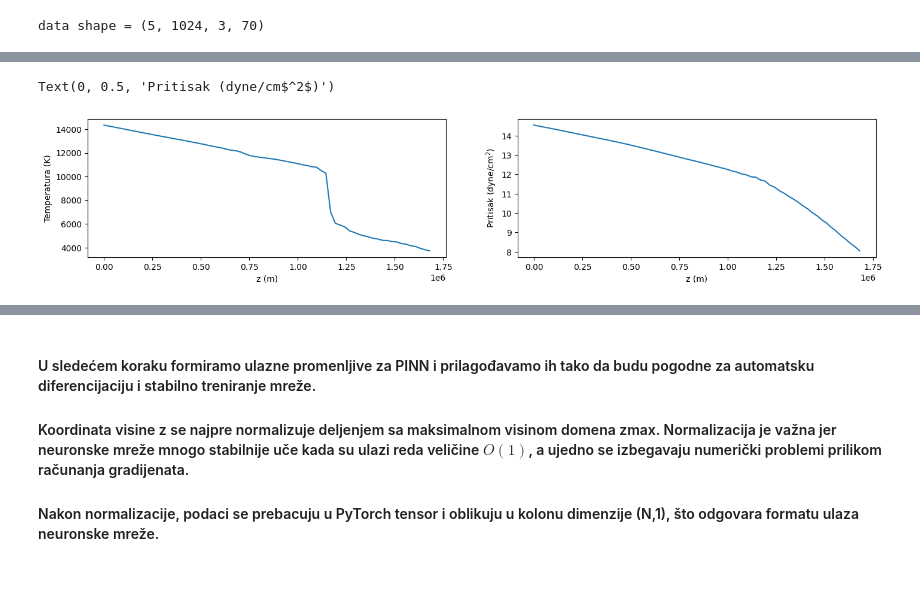
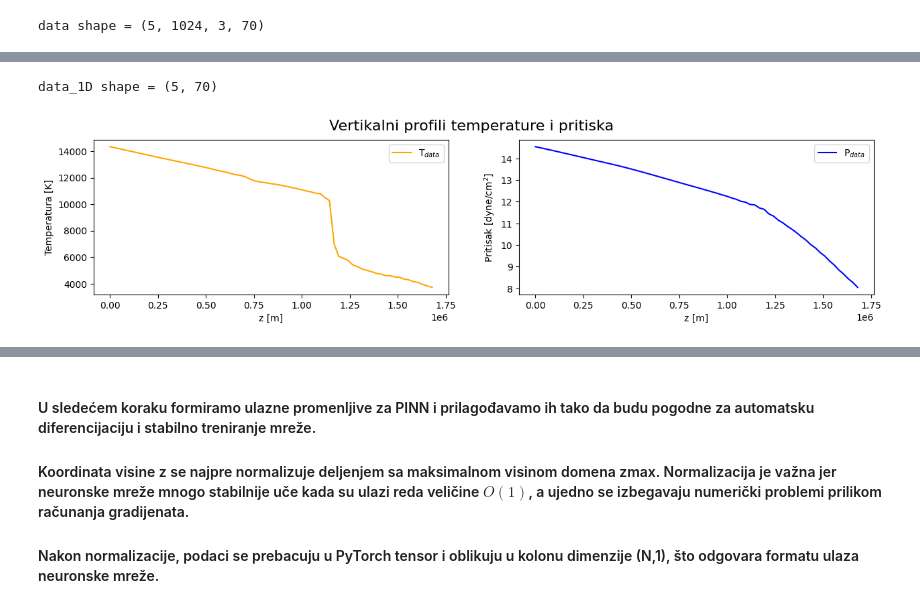
Before and after one commit to davidzivkovic/pinn-mhd-pressure-reconstruction, a Jupyter notebook: pinn-mhd-projekat.ipynb, the cells around one changed output, grey strips where cells are left out. Drawn from its saved outputs; the diff is of its cells as text; code cells hidden in the pictures; blank space fills up the shorter version.

```diff
--- a/pinn-mhd-projekat.ipynb
+++ b/pinn-mhd-projekat.ipynb
@@ -104,3 +154,8 @@ data_1D shape = (5, 70)
+# %%
+data_1D = data_raw[0].data[:, 160, 0, :] # Ovime smo uklonili x i y osu, ostale su nam samo fizičke veličine koje zavise od z
+print("data_1D shape =",data_1D.shape)
+# %% [output]
+data_1D shape = (5, 70)
 # %%
 T_1D = data_1D[0] # Podaci 1D Temperature
 P_1D = data_1D[1] # Podaci 1D Pritiska
@@ -109,16 +164,20 @@ z_min = 0         # metri
 z_max = 70 * 24e3 # metri
 z_sim = np.linspace(z_min, z_max, len(T_1D))
 # %%
-plt.figure(figsize=(17, 3))
+plt.figure(figsize=(15, 3))
 plt.subplot(1, 2, 1)
-plt.plot(z_sim, T_1D)
-plt.xlabel("z (m)")
-plt.ylabel("Temperatura (K)")
+plt.plot(z_sim, T_1D, label='T$_{data}$', color='orange')
+plt.xlabel("z [m]")
+plt.ylabel("Temperatura [K]")
+plt.legend()
 
 plt.subplot(1, 2, 2)
-plt.plot(z_sim, np.log(P_1D))
-plt.xlabel("z (m)")
-plt.ylabel("Pritisak (dyne/cm$^2$)")
+plt.plot(z_sim, np.log(P_1D), label='P$_{data}$', color='blue')
+plt.xlabel("z [m]")
+plt.ylabel("Pritisak [dyne/cm$^2$]")
+plt.legend()
+
+plt.suptitle("Vertikalni profili temperature i pritiska", fontsize=16)
+plt.show()
 # %% [output]
-Text(0, 0.5, 'Pritisak (dyne/cm$^2$)')
-[figure, old version]
+[figure, new version]
```
Also changed, not shown: parts of 33 cells of this notebook.
